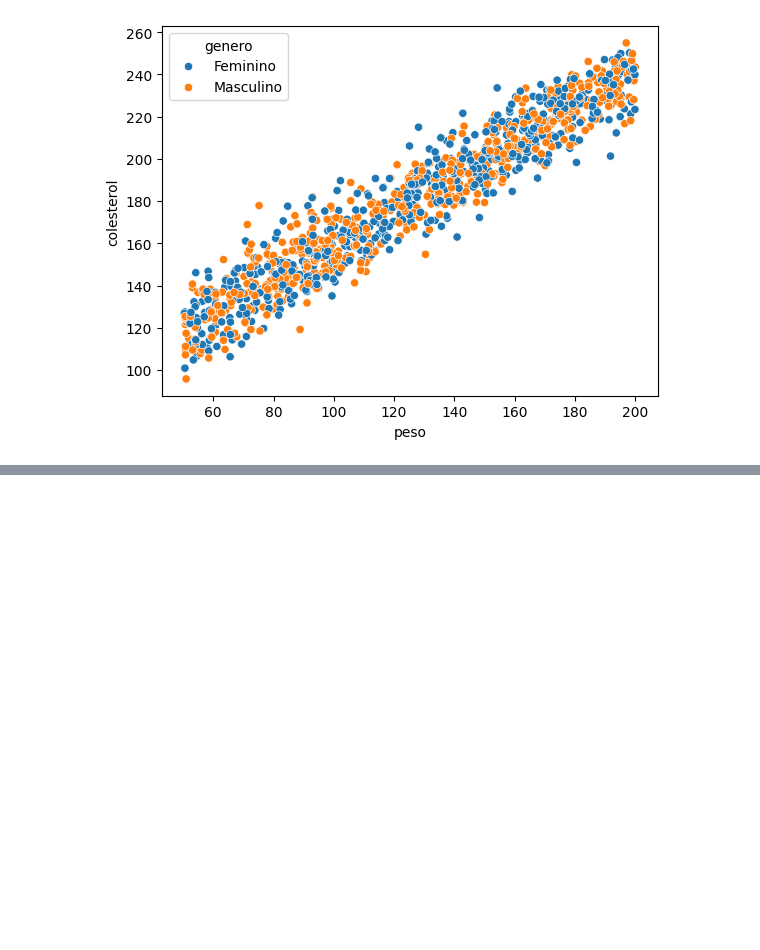
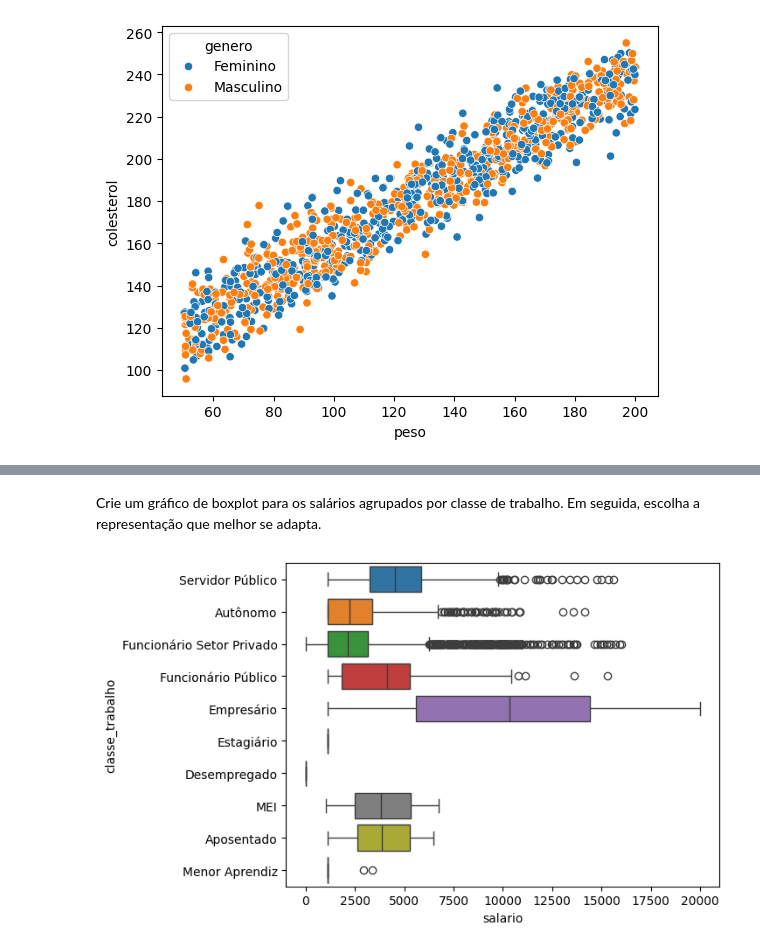
Before and after one commit to jorgelzsilva/AMM1, a Jupyter notebook: src/analise.ipynb, the cells around one changed output, grey strips where cells are left out. Cells and saved outputs as stored; diff of their text form; code cells hidden in the pictures; blank space fills up the shorter version.

```diff
--- a/src/analise.ipynb
+++ b/src/analise.ipynb
@@ -151,0 +169,7 @@ sns.scatterplot(data=colesterol_sudeste, x='peso', y='colesterol', hue='genero')
+# %% [markdown]
+Crie um gráfico de boxplot para os salários agrupados por classe de trabalho. Em seguida, escolha a representação que melhor se adapta.
+# %%
+g = sns.boxplot(data=df_completo, x='salario', y='classe_trabalho', hue='classe_trabalho')
+plt.show(g)
+# %% [output]
+[figure, added]
```
Also changed, not shown: parts of 5 cells of this notebook.
